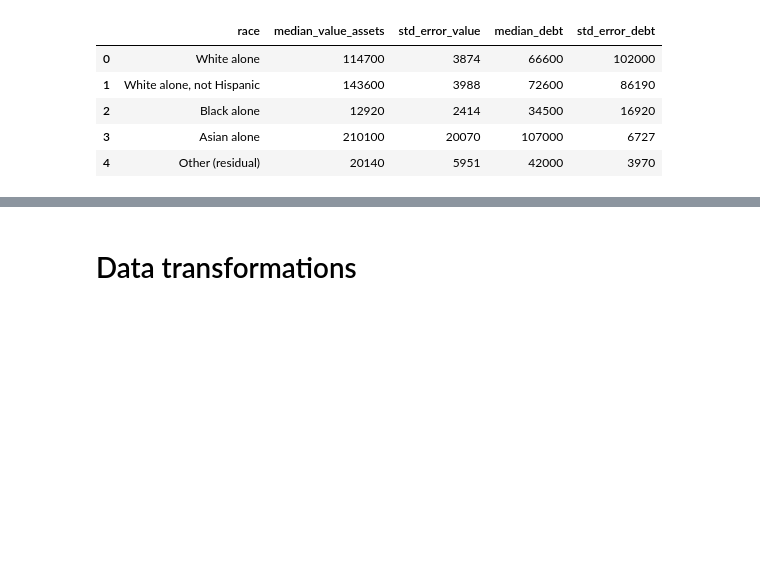
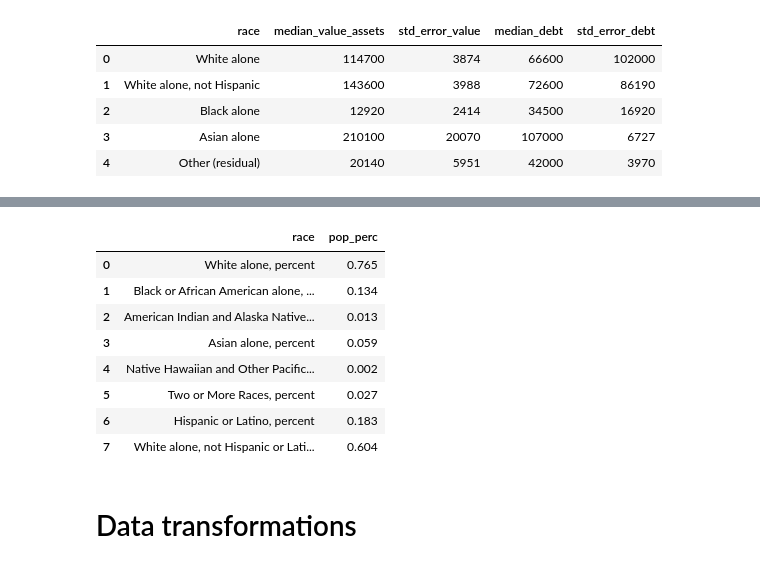
Before and after one commit to SpecCRA/futurist_black_agenda, a Jupyter notebook: eda.ipynb, the cells around one changed output, grey strips where cells are left out. Saved outputs shown, nothing was run; the diff lists cells and outputs as text; code cells hidden in the pictures; blank space fills up the shorter version.

```diff
--- a/eda.ipynb
+++ b/eda.ipynb
@@ -13,8 +13,13 @@ import seaborn as sns
 wealth_file = 'data_files/2016_median_wealth_and_debt.csv'
 wealth_df = pd.read_csv(wealth_file)
 
+# income over time
 income_file = 'data_files/income_estimates_by_year_and_race.csv'
 income_df = pd.read_csv(income_file)
+
+# pop estimates
+pop_file = 'data_files/2019_population_estimates.csv'
+pop_df = pd.read_csv(pop_file)
 # %%
 wealth_df.head()
 # %% [output]
@@ -36,3 +41,15 @@ income_df.head()
+# %%
+    pop_df
+# %% [output]
+|  | race | pop_perc |
+| 0 | White alone, percent | 0.765 |
+| 1 | Black or African American alone, ... | 0.134 |
+| 2 | American Indian and Alaska Native... | 0.013 |
+| 3 | Asian alone, percent | 0.059 |
+| 4 | Native Hawaiian and Other Pacific... | 0.002 |
+| 5 | Two or More Races, percent | 0.027 |
+| 6 | Hispanic or Latino, percent | 0.183 |
+| 7 | White alone, not Hispanic or Lati... | 0.604 |
 # %% [markdown]
 # Data transformations
 # %%
```
Also changed, not shown: parts of 7 cells of this notebook, 5 other files.
